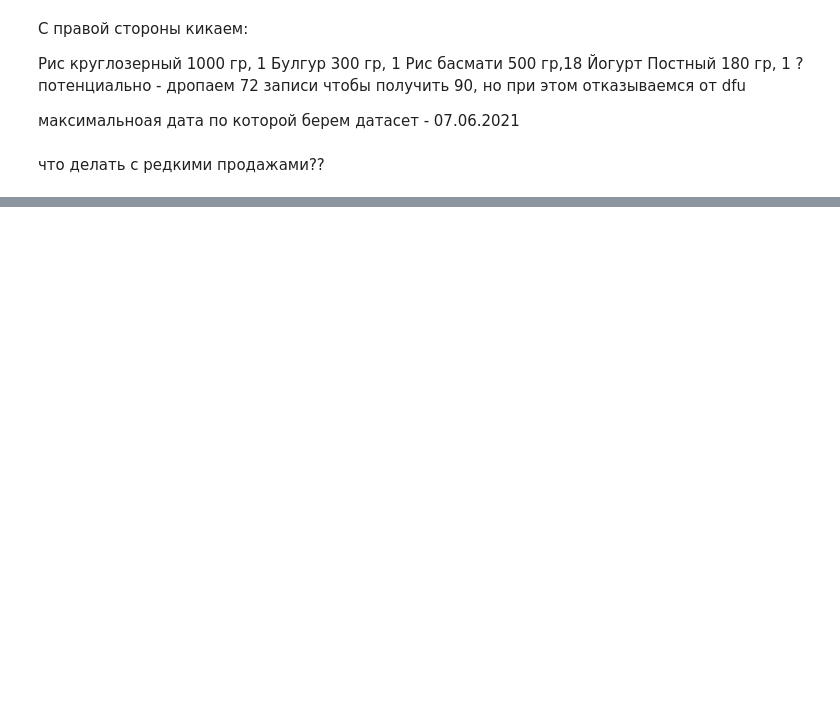
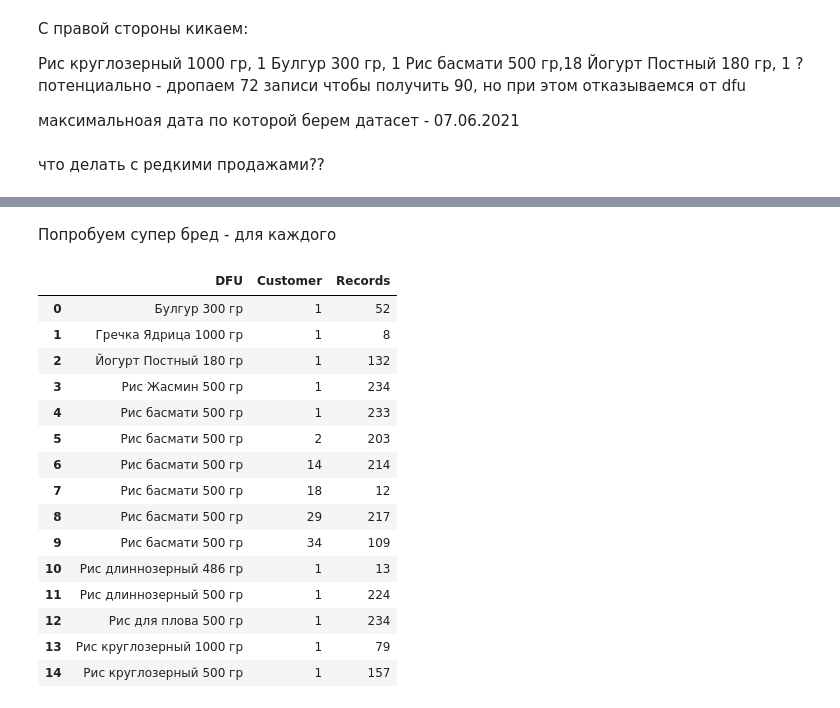
Before and after one commit to DenisMakukh/it-consulting, a Jupyter notebook: main.ipynb, the cells around one changed output, grey strips where cells are left out. Saved outputs shown, nothing was run; the diff lists cells and outputs as text; code cells hidden in the pictures; blank space fills up the shorter version.

```diff
--- a/main.ipynb
+++ b/main.ipynb
@@ -590,0 +1436,21 @@ final_df = final_df.merge(dfu_customer_counts, on=['DFU', 'Customer'], how='left
+# %% [markdown]
+Попробуем супер бред - для каждого
+# %%
+sales_df.groupby(['DFU', 'Customer']).size().reset_index(name='Records')
+# %% [output]
+|  | DFU | Customer | Records |
+| 0 | Булгур 300 гр | 1 | 52 |
+| 1 | Гречка Ядрица 1000 гр | 1 | 8 |
+| 2 | Йогурт Постный 180 гр | 1 | 132 |
+| 3 | Рис Жасмин 500 гр | 1 | 234 |
+| 4 | Рис басмати 500 гр | 1 | 233 |
+| 5 | Рис басмати 500 гр | 2 | 203 |
+| 6 | Рис басмати 500 гр | 14 | 214 |
+| 7 | Рис басмати 500 гр | 18 | 12 |
+| 8 | Рис басмати 500 гр | 29 | 217 |
+| 9 | Рис басмати 500 гр | 34 | 109 |
+| 10 | Рис длиннозерный 486 гр | 1 | 13 |
+| 11 | Рис длиннозерный 500 гр | 1 | 224 |
+| 12 | Рис для плова 500 гр | 1 | 234 |
+| 13 | Рис круглозерный 1000 гр | 1 | 79 |
+| 14 | Рис круглозерный 500 гр | 1 | 157 |
```
Also changed, not shown: parts of 76 cells of this notebook.
